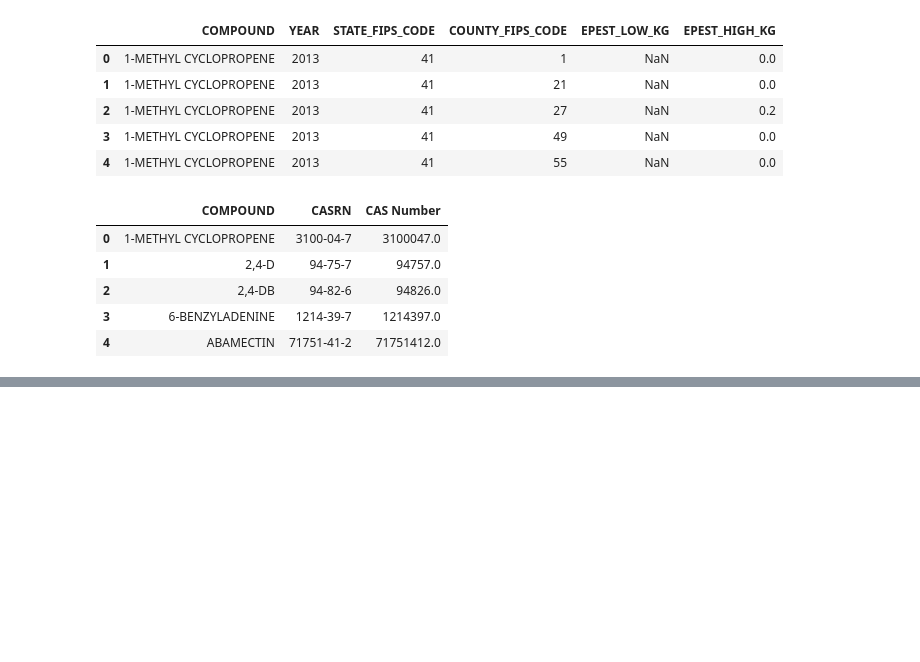
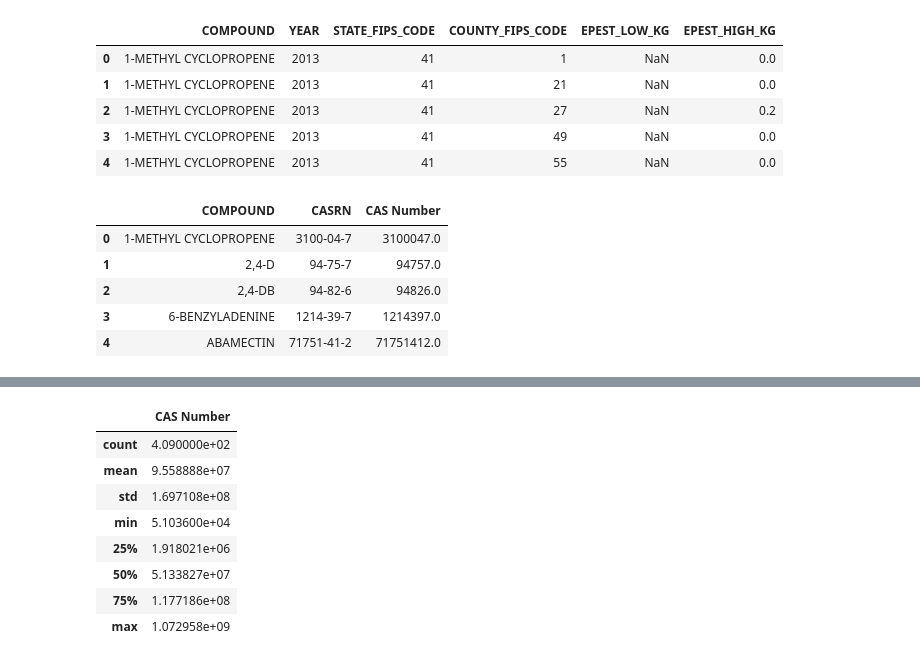
Before and after one commit to peytonrsmith/PerryLavinderSmith, a Jupyter notebook: Scripts/Ecotox_NEW.ipynb, the cells around one changed output, grey strips where cells are left out. Cells and saved outputs as stored; diff of their text form; code cells hidden in the pictures; blank space fills up the shorter version.

```diff
--- a/Scripts/Ecotox_NEW.ipynb
+++ b/Scripts/Ecotox_NEW.ipynb
@@ -58,0 +143,12 @@ matching.head()
+# %%
+matching.describe()
+# %% [output]
+|  | CAS Number |
+| count | 4.090000e+02 |
+| mean | 9.558888e+07 |
+| std | 1.697108e+08 |
+| min | 5.103600e+04 |
+| 25% | 1.918021e+06 |
+| 50% | 5.133827e+07 |
+| 75% | 1.177186e+08 |
+| max | 1.072958e+09 |
```
Also changed, not shown: parts of 17 cells of this notebook.
